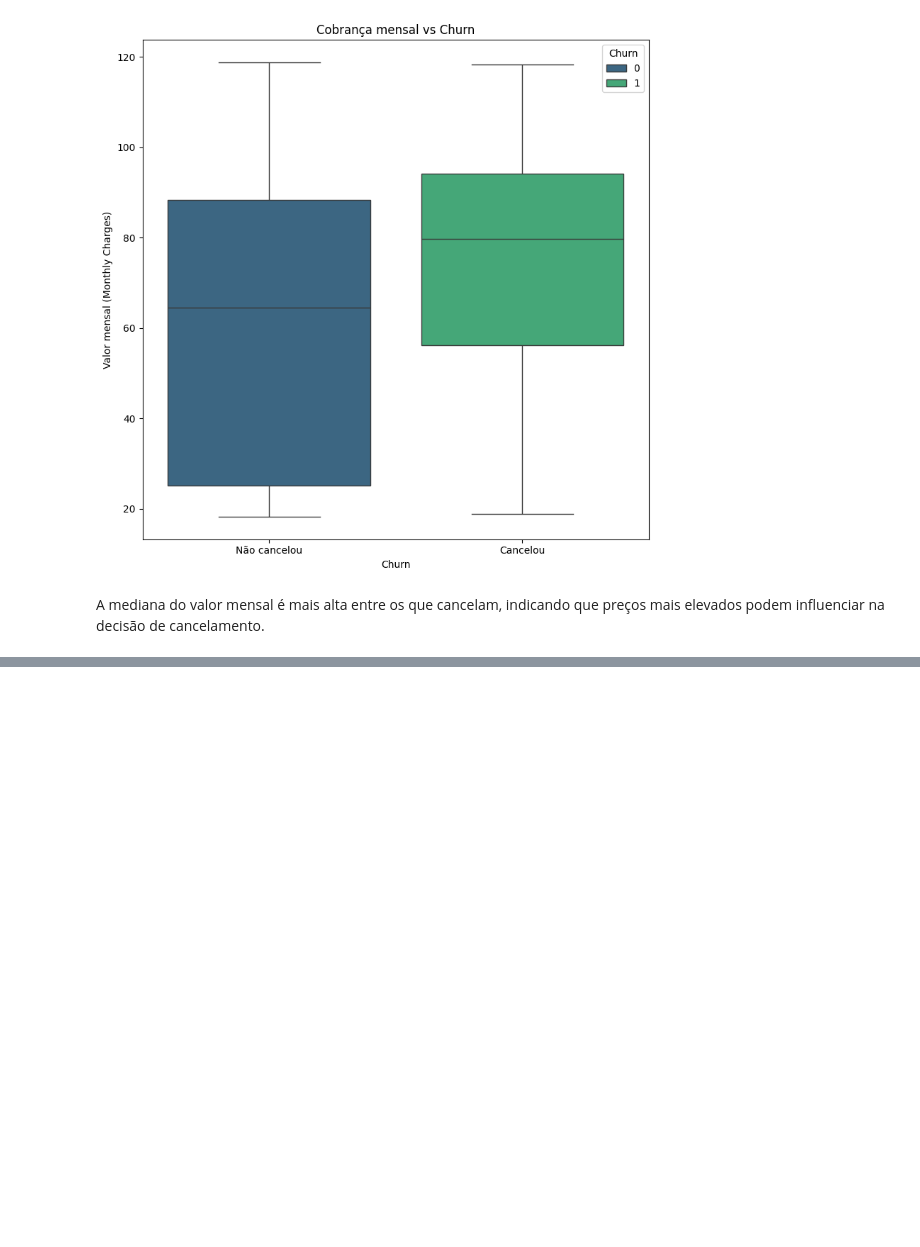
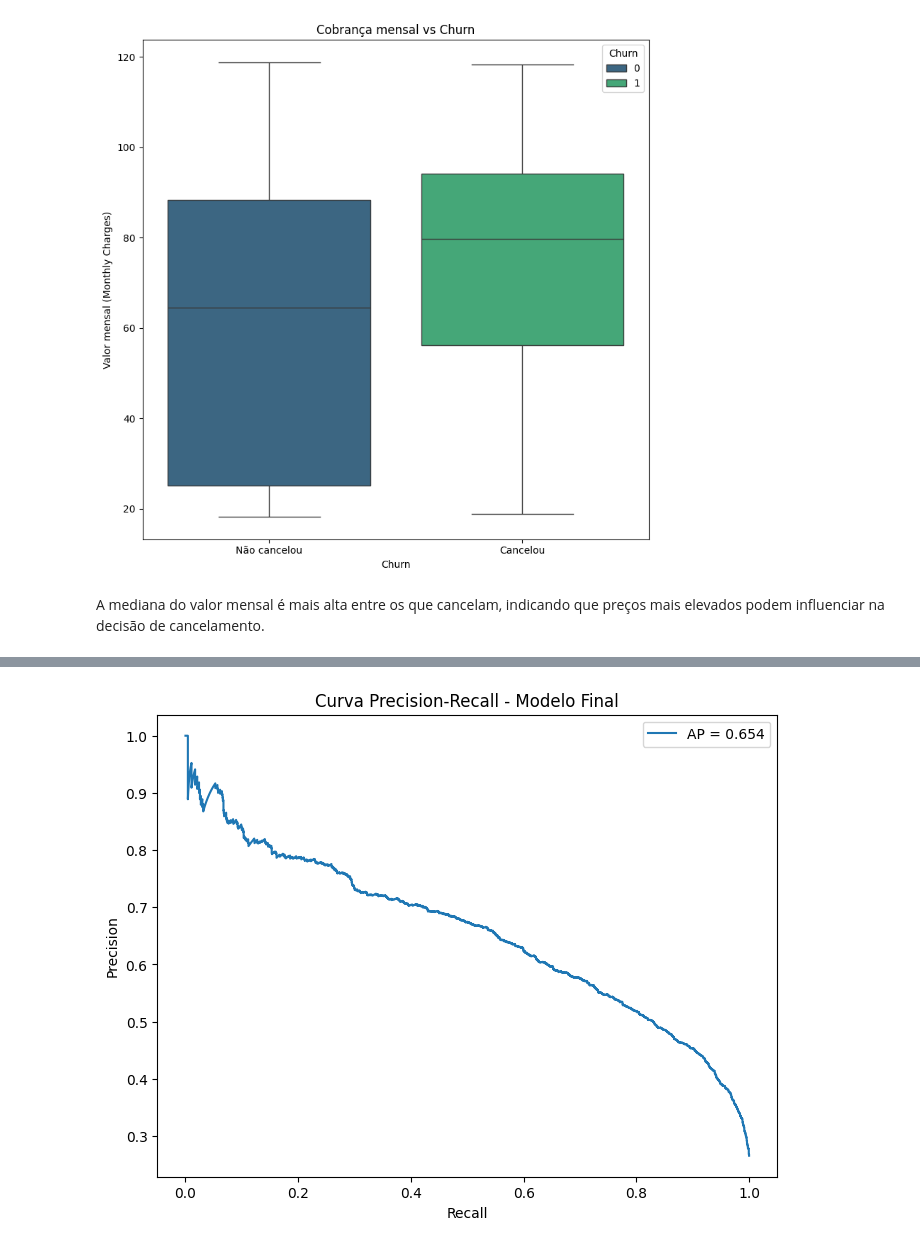
Before and after one commit to julianakcm1/churn-prediction, a Jupyter notebook: notebooks/churn_analysis.ipynb, the cells around one changed output, grey strips where cells are left out. Saved outputs shown, nothing was run; the diff lists cells and outputs as text; code cells hidden in the pictures; blank space fills up the shorter version.

```diff
--- a/notebooks/churn_analysis.ipynb
+++ b/notebooks/churn_analysis.ipynb
@@ -160,0 +876,20 @@ A mediana do valor mensal é mais alta entre os que cancelam, indicando que pre
+# %%
+plt.figure(figsize=(8,6))
+
+plt.plot(
+  recall,
+  precision,
+  label=f'AP = {ap:.3f}'
+)
+
+plt.xlabel('Recall')
+
+plt.ylabel('Precision')
+
+plt.title('Curva Precision-Recall - Modelo Final')
+
+plt.legend()
+
+plt.show()
+# %% [output]
+[figure, added]
```
Also changed, not shown: parts of 110 cells of this notebook, 1 other file.
